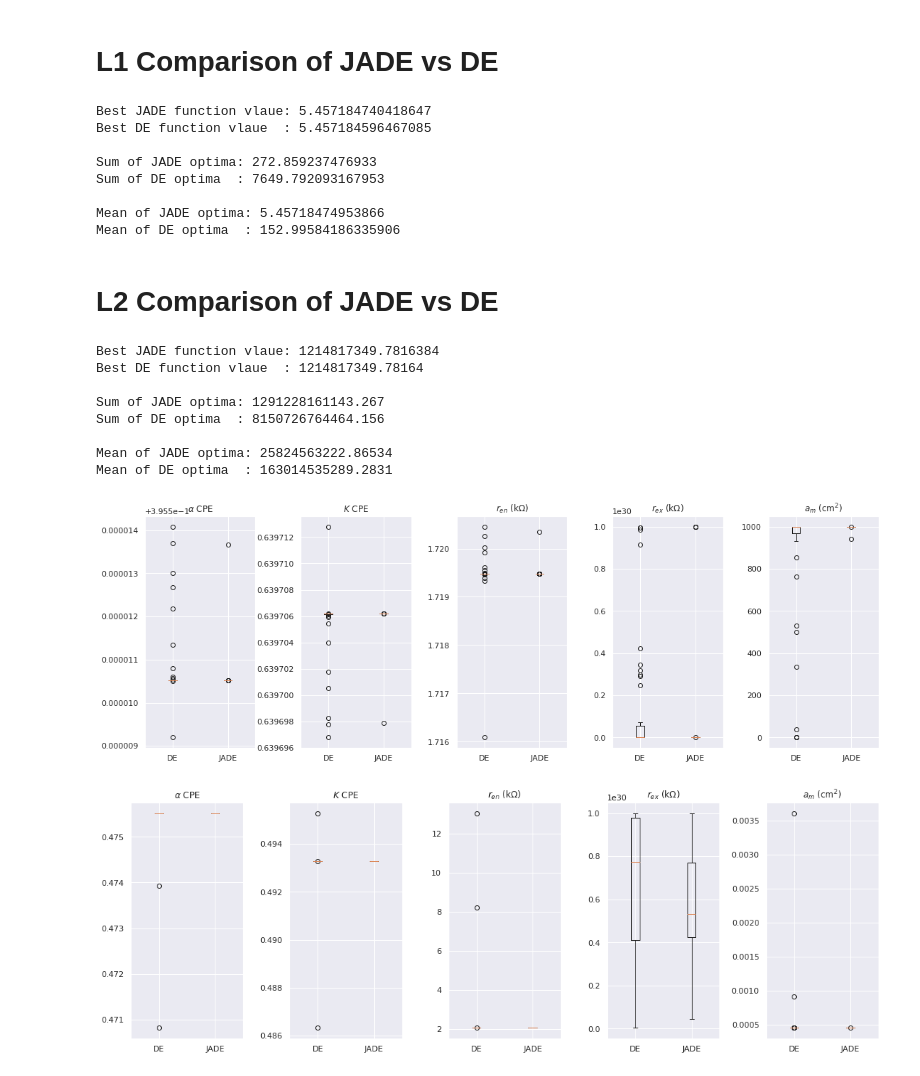
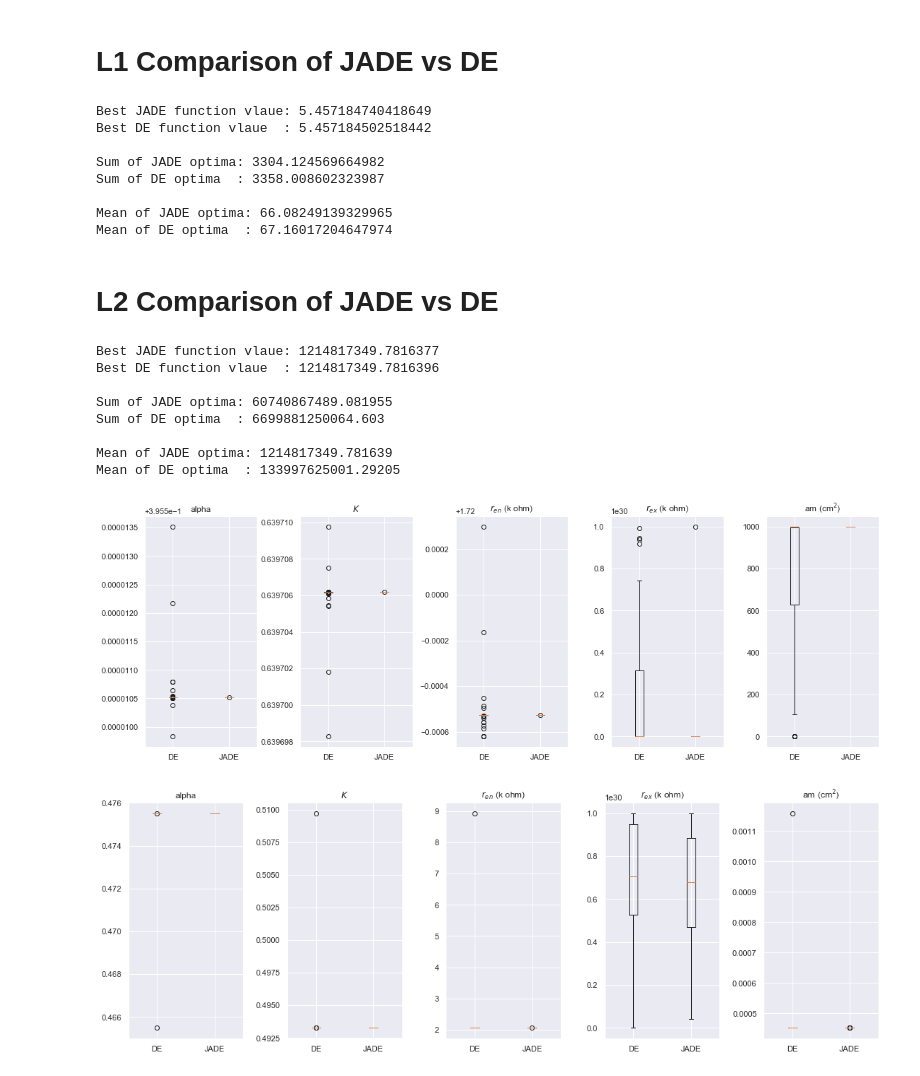
Before and after one commit to cjekel/equiv_circuit_blue_data, a Jupyter notebook: compare_DE_to_JADE.ipynb, the cells around one changed output. Cells and saved outputs as stored; diff of their text form; code cells hidden in the pictures.

```diff
--- a/compare_DE_to_JADE.ipynb
+++ b/compare_DE_to_JADE.ipynb
@@ -378,7 +378,7 @@ def my_opt_fun(obj_function):
     return np.append(results_x, opts)
 
 
-def opt_routine(obj_function, runs=50, n_proc=8, JADE=True):
+def opt_routine(obj_function, runs=50, n_proc=4, JADE=True):
     """
     An optimization routine which first runs a Differential Evolution
     (global optimization), then runs a Bounded BFGS (gradient optimization)
@@ -492,14 +492,14 @@ print('Sum of DE optima  :', np.sum(l1_opts_DE), '\n')
 print('Mean of JADE optima:', np.mean(l1_opts_JADE))
 print('Mean of DE optima  :', np.mean(l1_opts_DE), '\n')
 # %% [output]
-Best JADE function vlaue: 5.457184740418647
-Best DE function vlaue  : 5.457184596467085
+Best JADE function vlaue: 5.457184740418649
+Best DE function vlaue  : 5.457184502518442
 
-Sum of JADE optima: 272.859237476933
-Sum of DE optima  : 7649.792093167953
+Sum of JADE optima: 3304.124569664982
+Sum of DE optima  : 3358.008602323987
 
-Mean of JADE optima: 5.45718474953866
-Mean of DE optima  : 152.99584186335906
+Mean of JADE optima: 66.08249139329965
+Mean of DE optima  : 67.16017204647974
 # %% [markdown]
 # L2 Comparison of JADE vs DE
 # %%
@@ -510,14 +510,14 @@ print('Sum of DE optima  :', np.sum(l2_opts_DE), '\n')
 print('Mean of JADE optima:', np.mean(l2_opts_JADE))
 print('Mean of DE optima  :', np.mean(l2_opts_DE), '\n')
 # %% [output]
-Best JADE function vlaue: 1214817349.7816384
-Best DE function vlaue  : 1214817349.78164
+Best JADE function vlaue: 1214817349.7816377
+Best DE function vlaue  : 1214817349.7816396
 
-Sum of JADE optima: 1291228161143.267
-Sum of DE optima  : 8150726764464.156
+Sum of JADE optima: 60740867489.081955
+Sum of DE optima  : 6699881250064.603
 
-Mean of JADE optima: 25824563222.86534
-Mean of DE optima  : 163014535289.2831
+Mean of JADE optima: 1214817349.781639
+Mean of DE optima  : 133997625001.29205
 # %%
 def remove_outside_threshold(opt, xs, opts):
     # remove the functions outside 10% of the best objecjtive function
@@ -536,16 +536,18 @@ xs_lk1_DE, l1_opts_DE = remove_outside_threshold(opt_lk1_DE, xs_lk1_DE, l1_opts_
 xs_lk2_JADE, l2_opts_JADE = remove_outside_threshold(opt_lk2_JADE, xs_lk2_JADE, l2_opts_JADE)
 xs_lk2_DE, l2_opts_DE = remove_outside_threshold(opt_lk2_DE, xs_lk2_DE, l2_opts_DE)
 # %%
+labels = ['alpha','$K$', r'$r_{en}$ (k ohm)', r'$r_{ex}$ (k ohm)', r'am (cm$^2$)']
+
 fig, ax = plt.subplots(1, 5, sharey=False)
 fig.set_size_inches(15, 5)
 plt.tight_layout(pad=0.4, w_pad=2.5, h_pad=1.0)
 for i in range(5):
     ax[i].boxplot([xs_lk1_DE[:, i], xs_lk1_JADE[:, i]])
     ax[i].set_xticklabels(['DE', 'JADE'])
     ax[i].set_title(labels[i])
 plt.savefig('figs_JADE_vs_DE/lk1.pdf', bbox_inches='tight', dpi=300)
 # %% [output]
-[figure, old version]
+[figure, new version]
 # %%
 fig, ax = plt.subplots(1, 5, sharey=False)
 fig.set_size_inches(15, 5)
@@ -556,4 +558,4 @@ for i in range(5):
     ax[i].set_title(labels[i])
 plt.savefig('figs_JADE_vs_DE/lk2.pdf', bbox_inches='tight', dpi=300)
 # %% [output]
-[figure, old version]
+[figure, new version]
```
Also changed, not shown: parts of 2 cells of this notebook, 4 other files.
